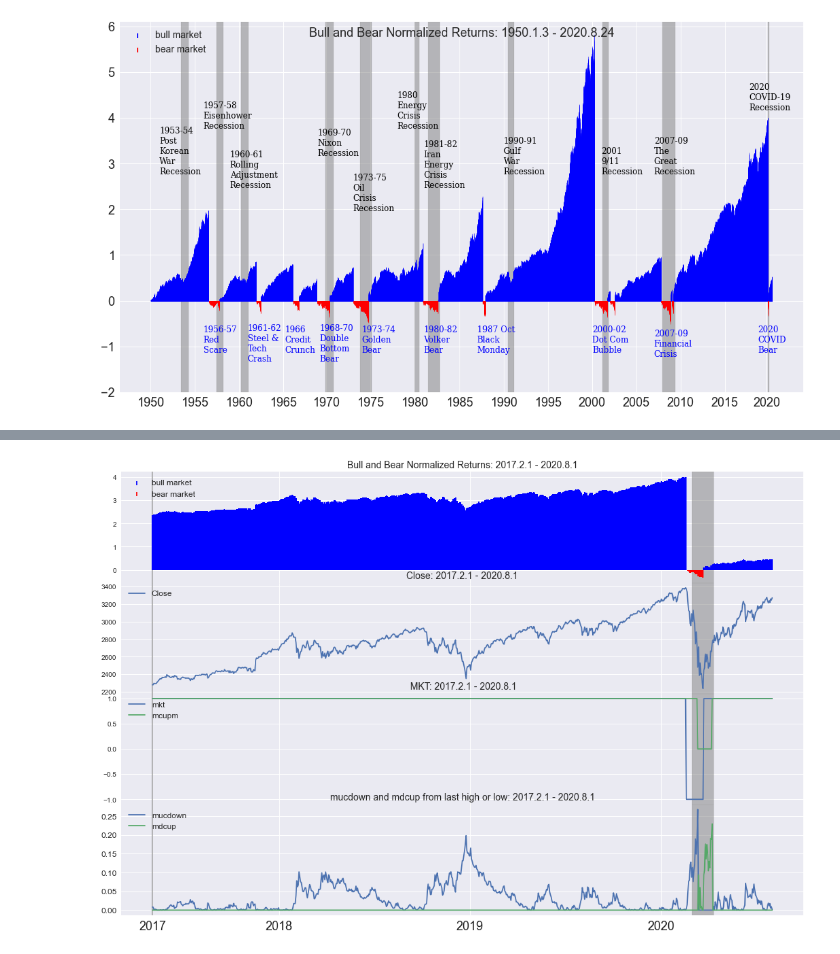
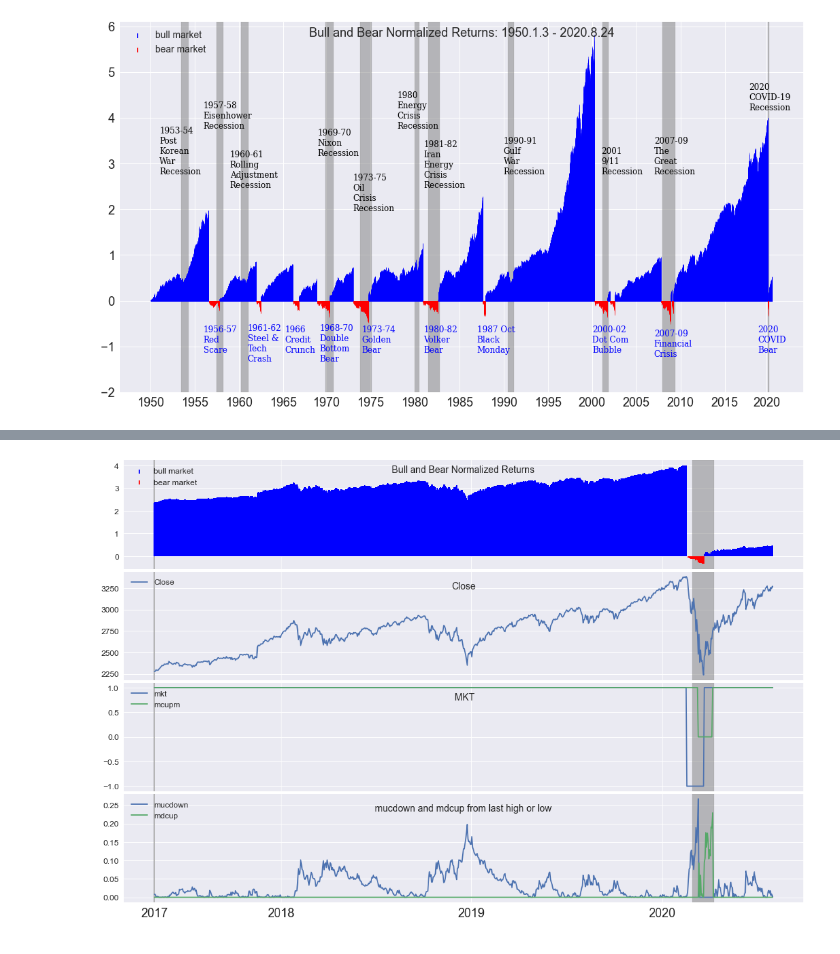
Before and after one commit to Aljgutier/Pyquant, a Jupyter notebook: Market Cycle Notebook.ipynb, the cells around one changed output, grey strips where cells are left out. Saved outputs shown, nothing was run; the diff lists cells and outputs as text; code cells hidden in the pictures.

```diff
--- a/Market Cycle Notebook.ipynb
+++ b/Market Cycle Notebook.ipynb
@@ -13,7 +13,7 @@ import seaborn as sns
 # %%
 # Read in S&P 500 Data
 dfsp500 = pd.read_csv('./data/GSPC_1927-12-30_to_2020-8-24.csv',index_col=0,parse_dates=True)
-#dfsp500 = pd.read_csv('./data/GSPC_1950-1-3_to_2020-8-24.csv',index_col=0,parse_dates=True)
+dfsp500 = pd.read_csv('./data/GSPC_1950-1-3_to_2020-8-24.csv',index_col=0,parse_dates=True)
 display(dfsp500.head(2))
 display(dfsp500.tail(2))
 # %% [output]
@@ -29,8 +29,8 @@ display(dfsp500.tail(2))
 
 f_dfmc="./data/GSPC_dfmc2020.5_1927_2020-8-24.csv"
 f_dfmcs="./data/GSPC_dfmcs2020.5_1927_2020-8-24.csv"
-#f_dfmc="./data/GSPC_dfmc2020.5_1950_2020-8-24.csv"
-#f_dfmcs="./data/GSPC_dfmcs2020.5_1950_2020-8-24.csv"
+f_dfmc="./data/GSPC_dfmc2020.5_1950_2020-8-24.csv"
+f_dfmcs="./data/GSPC_dfmcs2020.5_1950_2020-8-24.csv"
 
 
 compute=0
@@ -170,14 +172,15 @@ plt.show()
 # %%
 
 
 startdate=dt.datetime(2017,2,1)
 enddate=dt.datetime(2020,8,1)
 
 
 title=['Bull and Bear Normalized Returns', 'Close',' MKT', 'mucdown and mdcup from last high or low']
 variables=['mcnr','Close',['mkt','mcupm'],['mucdown','mdcup']]
 fmplot(dfmc,variables,titles=title,startdate=startdate,enddate=enddate,stemlw=2,fb=recessions,
           plottypes=['mktcycle','line','line','line'],xtick_labelsize=18,
-          hspace=0.00,titlein=False, figsize=(18,12),titledate=True)
+          hspace=0.025,sharex=True,titlein=True, titlexy=[(0.5,0.85),'','',''],
+          figsize=(18,12))
 # %% [output]
-[figure, old version]
+[figure, new version]
```
Also changed, not shown: parts of 7 cells of this notebook, 2 other files.
